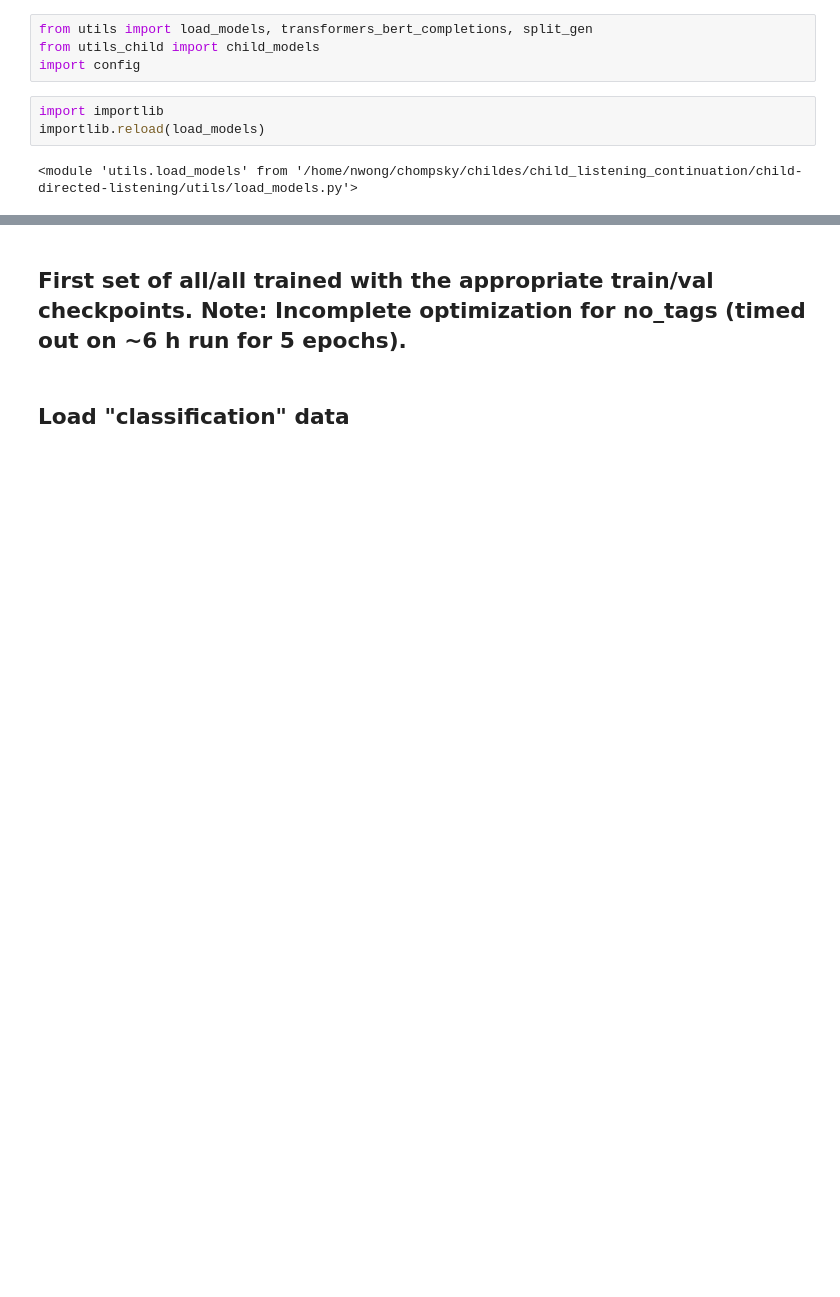
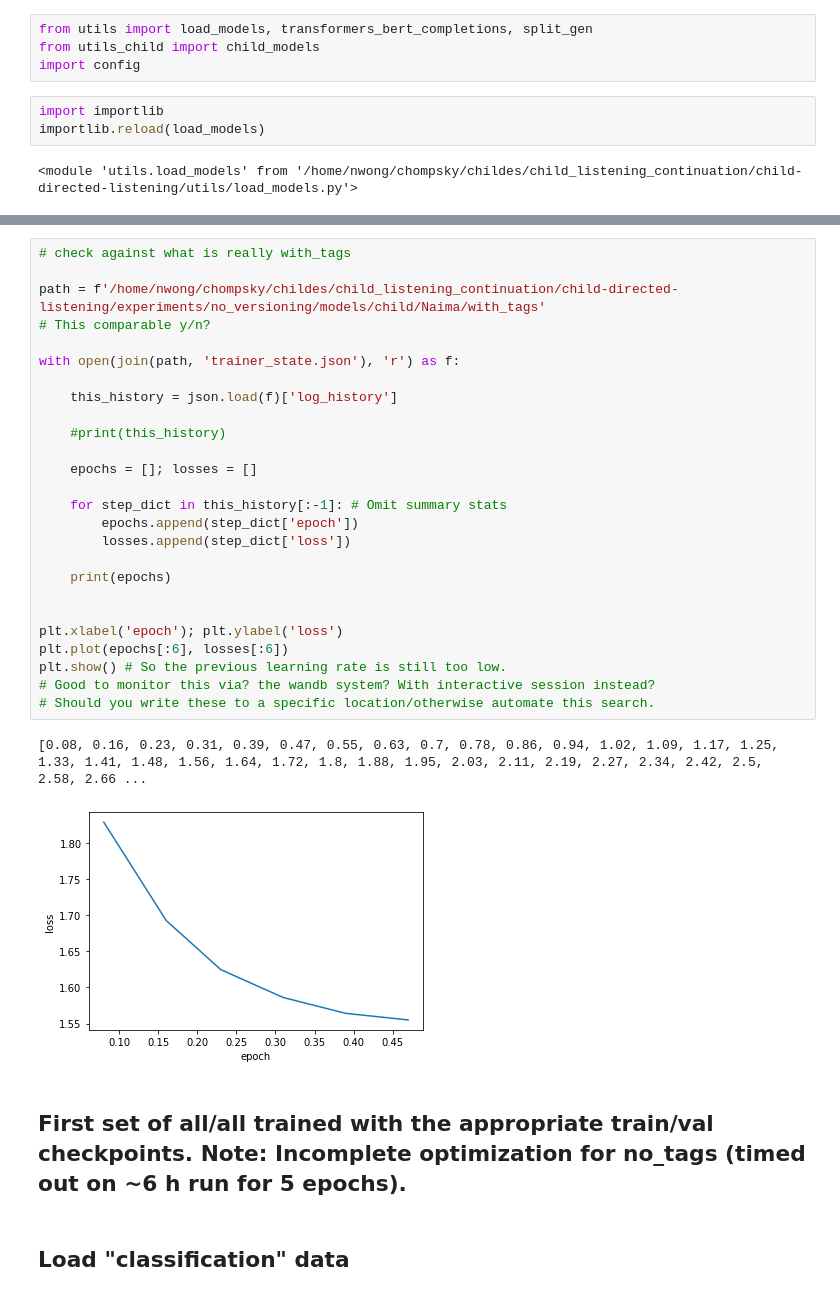
Before and after one commit to smeylan/child-directed-listening, a Jupyter notebook: Model behavior analyses.ipynb, the cells around one changed output, grey strips where cells are left out. Saved outputs shown, nothing was run; the diff lists cells and outputs as text; blank space fills up the shorter version.

```diff
--- a/Model behavior analyses.ipynb
+++ b/Model behavior analyses.ipynb
@@ -27,3 +61,32 @@ importlib.reload(load_models)
+# %%
+# check against what is really with_tags
+
+path = f'/home/nwong/chompsky/childes/child_listening_continuation/child-directed-listening/experiments/no_versioning/models/child/Naima/with_tags'
+# This comparable y/n?
+
+with open(join(path, 'trainer_state.json'), 'r') as f:
+
+    this_history = json.load(f)['log_history']
+
+    #print(this_history)
+
+    epochs = []; losses = []
+
+    for step_dict in this_history[:-1]: # Omit summary stats
+        epochs.append(step_dict['epoch'])
+        losses.append(step_dict['loss'])
+
+    print(epochs)
+
+
+plt.xlabel('epoch'); plt.ylabel('loss')
+plt.plot(epochs[:6], losses[:6])
+plt.show() # So the previous learning rate is still too low.
+# Good to monitor this via? the wandb system? With interactive session instead?
+# Should you write these to a specific location/otherwise automate this search.
+# %% [output]
+[0.08, 0.16, 0.23, 0.31, 0.39, 0.47, 0.55, 0.63, 0.7, 0.78, 0.86, 0.94, 1.02, 1.09, 1.17, 1.25, 1.33, 1.41, 1.48, 1.56, 1.64, 1.72, 1.8, 1.88, 1.95, 2.03, 2.11, 2.19, 2.27, 2.34, 2.42, 2.5, 2.58, 2.66 ...
+[figure, added]
 # %% [markdown]
 ## First set of all/all trained with the appropriate train/val checkpoints. Note: Incomplete optimization for no_tags (timed out on ~6 h run for 5 epochs).
 # %% [markdown]
```
Also changed, not shown: parts of 2 cells of this notebook, 3 other files.
